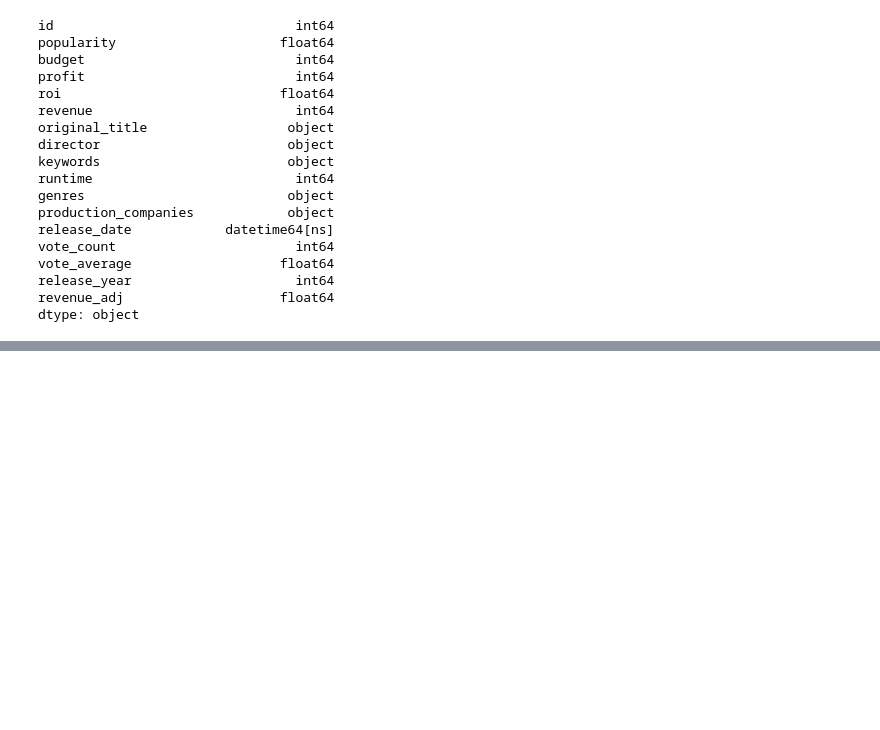
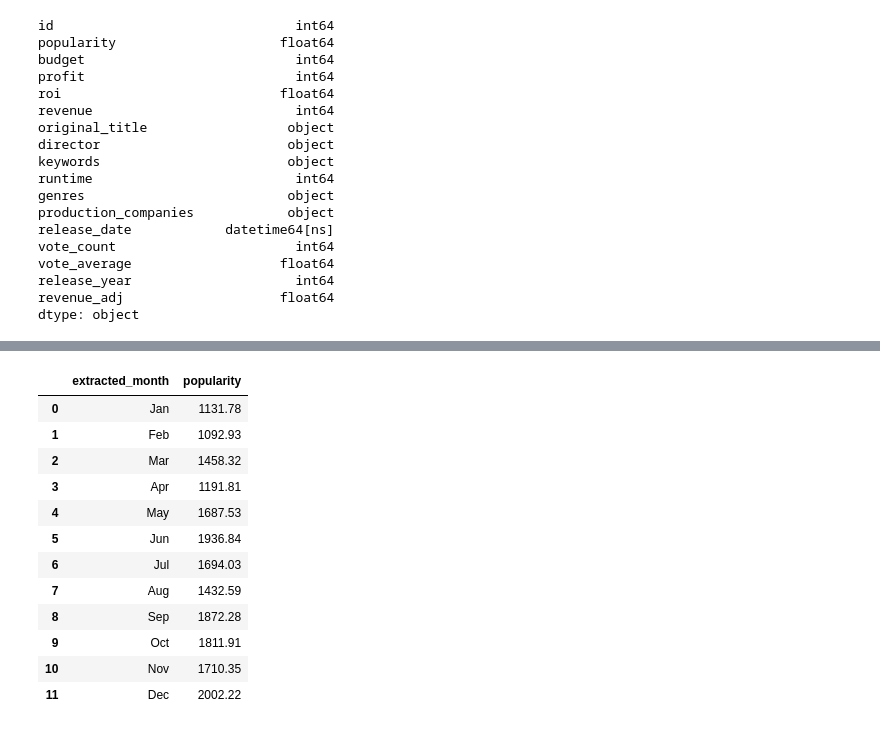
Before and after one commit to LuisAntonioDoHer/Movies_data_analysis, a Jupyter notebook: Movies_data_analysis.ipynb, the cells around one changed output, grey strips where cells are left out. Saved outputs shown, nothing was run; the diff lists cells and outputs as text; code cells hidden in the pictures; blank space fills up the shorter version.

```diff
--- a/Movies_data_analysis.ipynb
+++ b/Movies_data_analysis.ipynb
@@ -367 +418,17 @@ df8 = df.groupby('extracted_month')['popularity'].sum()
+# %%
+df8
+# %% [output]
+|  | extracted_month | popularity |
+| 0 | Jan | 1131.78 |
+| 1 | Feb | 1092.93 |
+| 2 | Mar | 1458.32 |
+| 3 | Apr | 1191.81 |
+| 4 | May | 1687.53 |
+| 5 | Jun | 1936.84 |
+| 6 | Jul | 1694.03 |
+| 7 | Aug | 1432.59 |
+| 8 | Sep | 1872.28 |
+| 9 | Oct | 1811.91 |
+| 10 | Nov | 1710.35 |
+| 11 | Dec | 2002.22 |
 # %%
```
Also changed, not shown: parts of 8 cells of this notebook.
